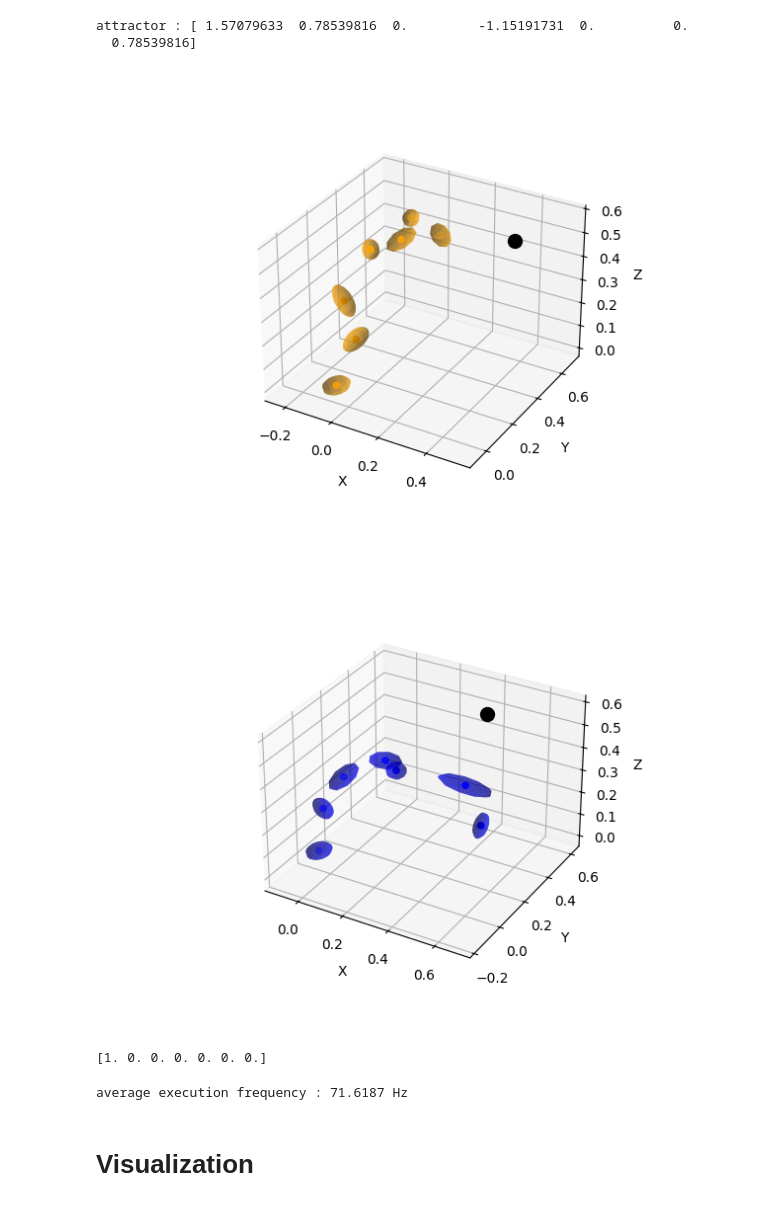
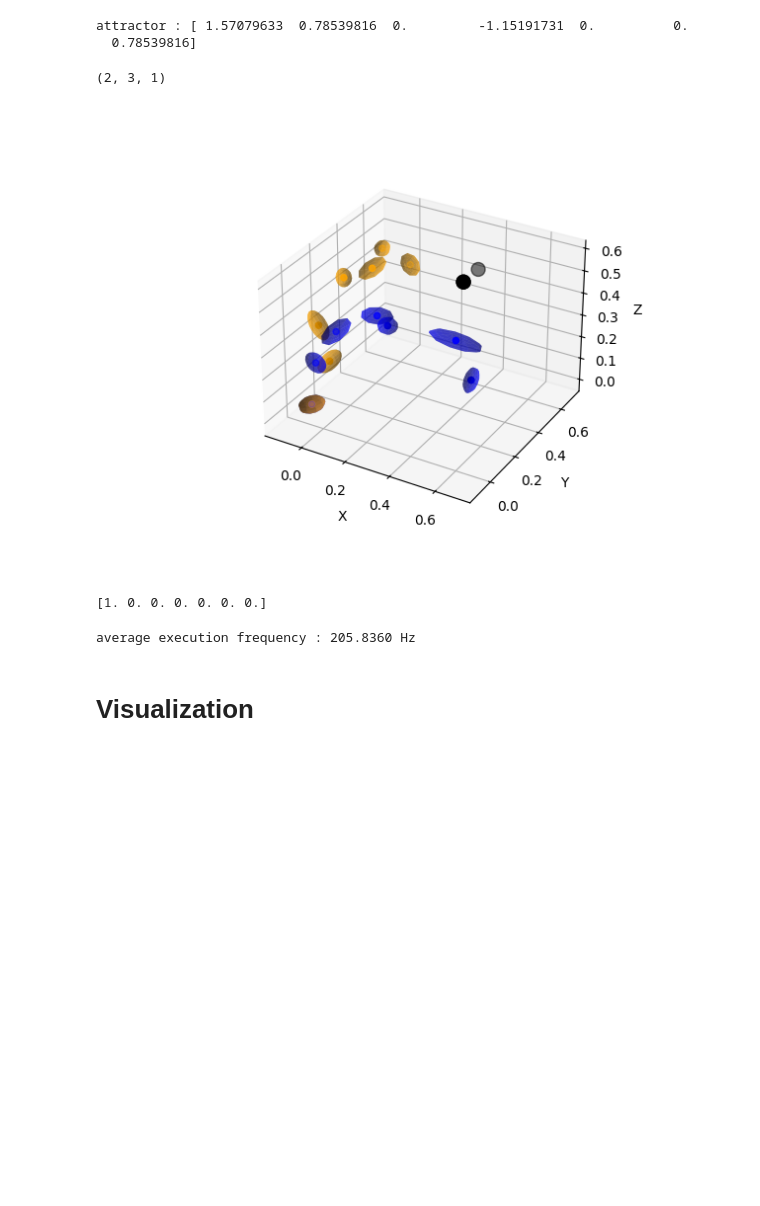
Before and after one commit to Bbosc/GDSOA, a Jupyter notebook: main_franka.ipynb, the cells around one changed output. Cells and saved outputs as stored; diff of their text form; code cells hidden in the pictures; blank space fills up the shorter version.

```diff
--- a/main_franka.ipynb
+++ b/main_franka.ipynb
@@ -24,7 +24,12 @@ upper_bound = np.array([limit['upper'] for limit in joint_limits])
 config_attractor = np.array([a * np.pi/180 for a in [90, 45, 0, -66, 0, 0, 45]])
 print(f'attractor : {config_attractor}')
 
-x = np.array([[0.4], [0.53], [0.52]])[np.newaxis, :]
+x = np.array(
+    [
+        [[0.4], [0.53], [0.52]],
+        [[0.4], [0.41], [0.52]],
+    ]
+)
 
 e = Embedding(dimension=config_dim, x=x.repeat(1, 0), fk=fk, limits=joint_limits)
 
@@ -32,24 +37,27 @@ ds = DynamicalSystem(stiffness=K, dissipation=D, attractor=config_attractor, emb
 # %% [output]
 attractor : [ 1.57079633  0.78539816  0.         -1.15191731  0.          0.
   0.78539816]
+# %%
+x.shape
+# %% [output]
+(2, 3, 1)
 # %%
 %matplotlib widget
 
 # config_start = np.array([0., 0., 0., -1.5, 0., 1.5, 0.])
 # transportation_configuration = np.array([a * np.pi/180 for a in [0, -32.08, 0, -170.17, 0, 0, 45]])
 config_start = np.array([a * np.pi/180 for a in [0, 45, 0, -66, 0, 0, 45]])
 initial_speed = np.array([0, 0, 0, 0, 0, 0, 0.])
 
 # config_attractor = pin.randomConfiguration(fk.model, lower_bound, upper_bound)
 speed = np.zeros_like(config_attractor)
 fk(config_start, speed, derivation_order=0)
-visualize_robot(fk=fk, obstacle=x, color='blue')
+ax = visualize_robot(fk=fk, obstacle=x, color='blue')
 fk(config_attractor, speed, derivation_order=0)
-visualize_robot(fk=fk, obstacle=x, color='orange')
+visualize_robot(fk=fk, obstacle=x, color='orange', ax=ax)
 plt.show()
 # %% [output]
-[figure, old version]
+[figure, new version]
-[figure, removed]
 # %%
 target_direction = (config_attractor - config_start)/np.linalg.norm(config_attractor-config_start)
 print(target_direction)
@@ -74,7 +82,7 @@ for i in range(0,3000):
 print(f'average execution frequency : {sum(frequencies)/len(frequencies):.4f} Hz')
 ps= np.stack(positions)
 # %% [output]
-average execution frequency : 71.6187 Hz
+average execution frequency : 205.8360 Hz
 # %% [markdown]
 # Visualization
 # %%
```
Also changed, not shown: parts of 8 cells of this notebook, 1 other file.
